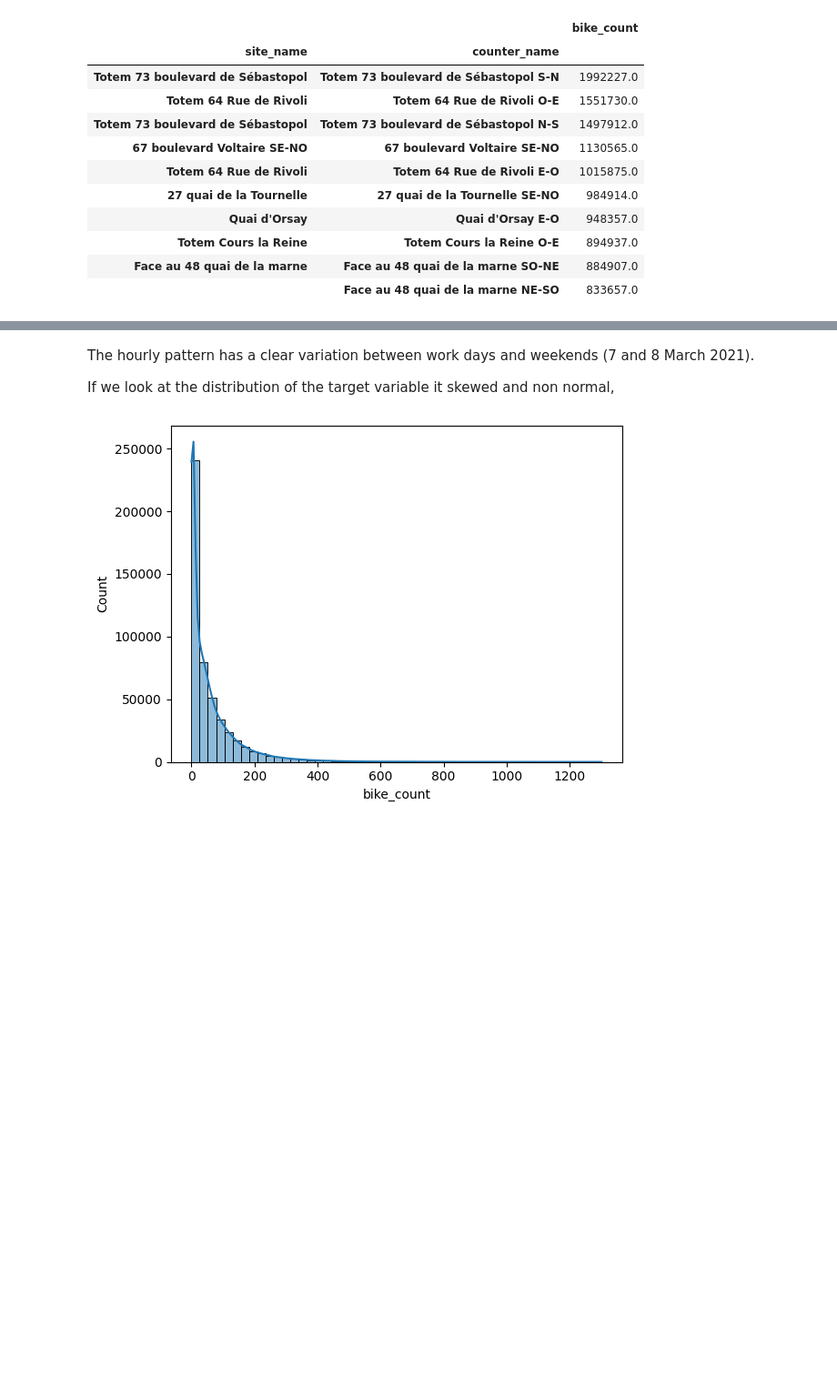
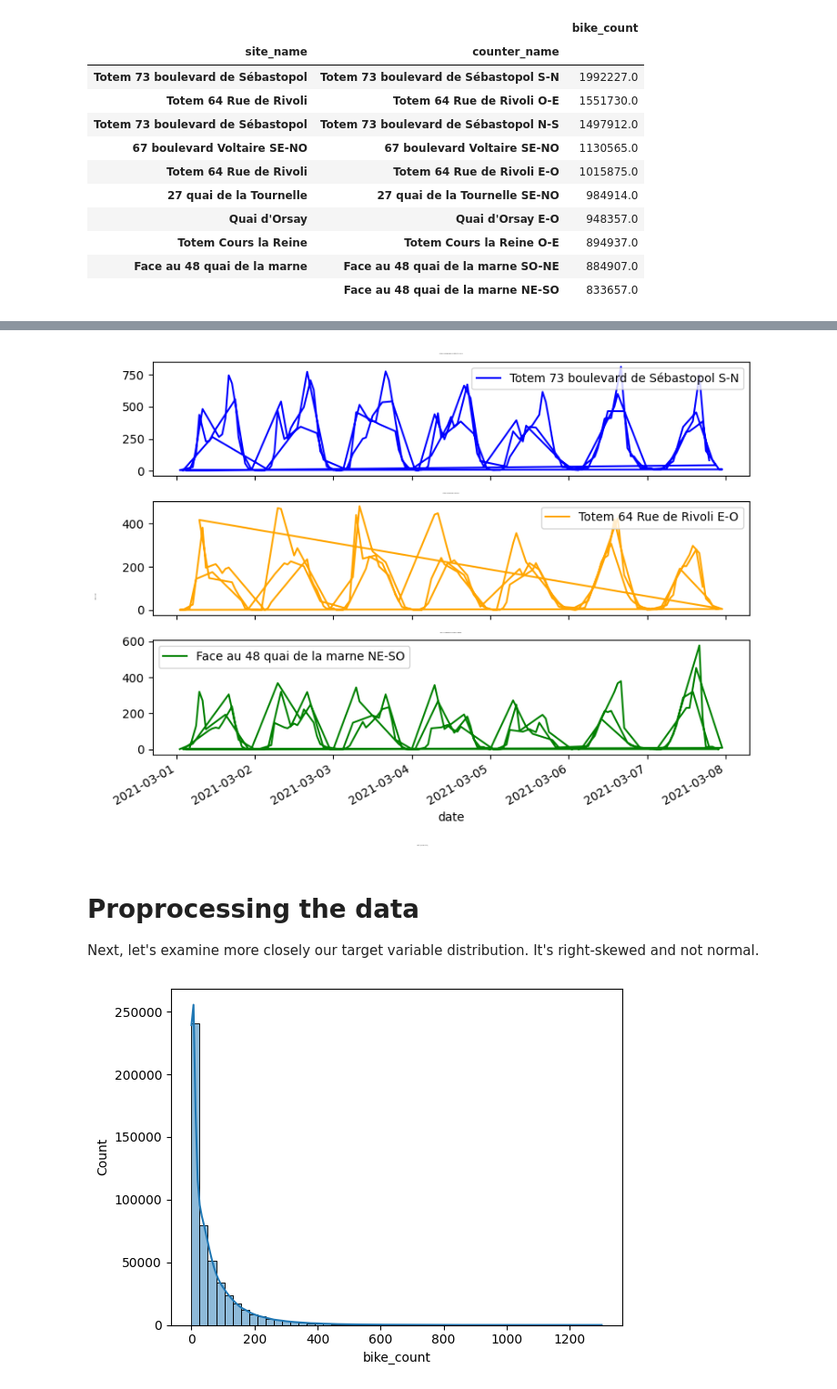
Before and after one commit to rafafvs/python_project, a Jupyter notebook: bike_counters_starting_kit.ipynb, the cells around one changed output, grey strips where cells are left out. Shown at 91% size. Saved outputs shown, nothing was run; the diff lists cells and outputs as text; code cells hidden in the pictures; blank space fills up the shorter version.

```diff
--- a/bike_counters_starting_kit.ipynb
+++ b/bike_counters_starting_kit.ipynb
@@ -161,6 +186,44 @@ data[mask].plot(x="date", y="bike_count", ax=ax)
+# %%
+mask = (
+    (data["counter_name"] == "Totem 73 boulevard de Sébastopol S-N")
+    & (data["date"] > pd.to_datetime("2021/03/01"))
+    & (data["date"] < pd.to_datetime("2021/03/08"))
+)
+
+mask1 = (
+    (data["counter_name"] == "Totem 64 Rue de Rivoli E-O")
+    & (data["date"] > pd.to_datetime("2021/03/01"))
+    & (data["date"] < pd.to_datetime("2021/03/08"))
+)
+
+mask2 = (
+    (data["counter_name"] == "Face au 48 quai de la marne NE-SO")
+    & (data["date"] > pd.to_datetime("2021/03/01"))
+    & (data["date"] < pd.to_datetime("2021/03/08"))
+)
+
+fig, axs = plt.subplots(3, 1, figsize=(8, 6), sharex=True)
+data[mask].plot(x="date", y="bike_count", ax=axs[0], label="Totem 73 boulevard de Sébastopol S-N", color="blue")
+axs[0].set_title("Totem 73 boulevard de Sébastopol S-N", fontsize=0.1)
+axs[0].legend()
+
+data[mask1].plot(x="date", y="bike_count", ax=axs[1], label="Totem 64 Rue de Rivoli E-O", color="orange")
+axs[1].set_title("Totem 64 Rue de Rivoli E-O", fontsize=0.1)
+axs[1].legend()
+
+data[mask2].plot(x="date", y="bike_count", ax=axs[2], label="Face au 48 quai de la marne NE-SO", color="green")
+axs[2].set_title("Face au 48 quai de la marne NE-SO", fontsize=0.1)
+axs[2].legend()
+
+fig.supxlabel("Date (Week Date)", fontsize=0.1)
+fig.supylabel("Bike Count", fontsize=0.3)
+
+plt.tight_layout()
+plt.show()
+# %% [output]
+[figure, added]
 # %% [markdown]
-The hourly pattern has a clear variation between work days and weekends (7 and 8 March 2021).
-
-If we look at the distribution of the target variable it skewed and non normal,
+# Proprocessing the data
+Next, let's examine more closely our target variable distribution. It's right-skewed and not normal.
 # %%
 import seaborn as sns
```
Also changed, not shown: parts of 15 cells of this notebook.
